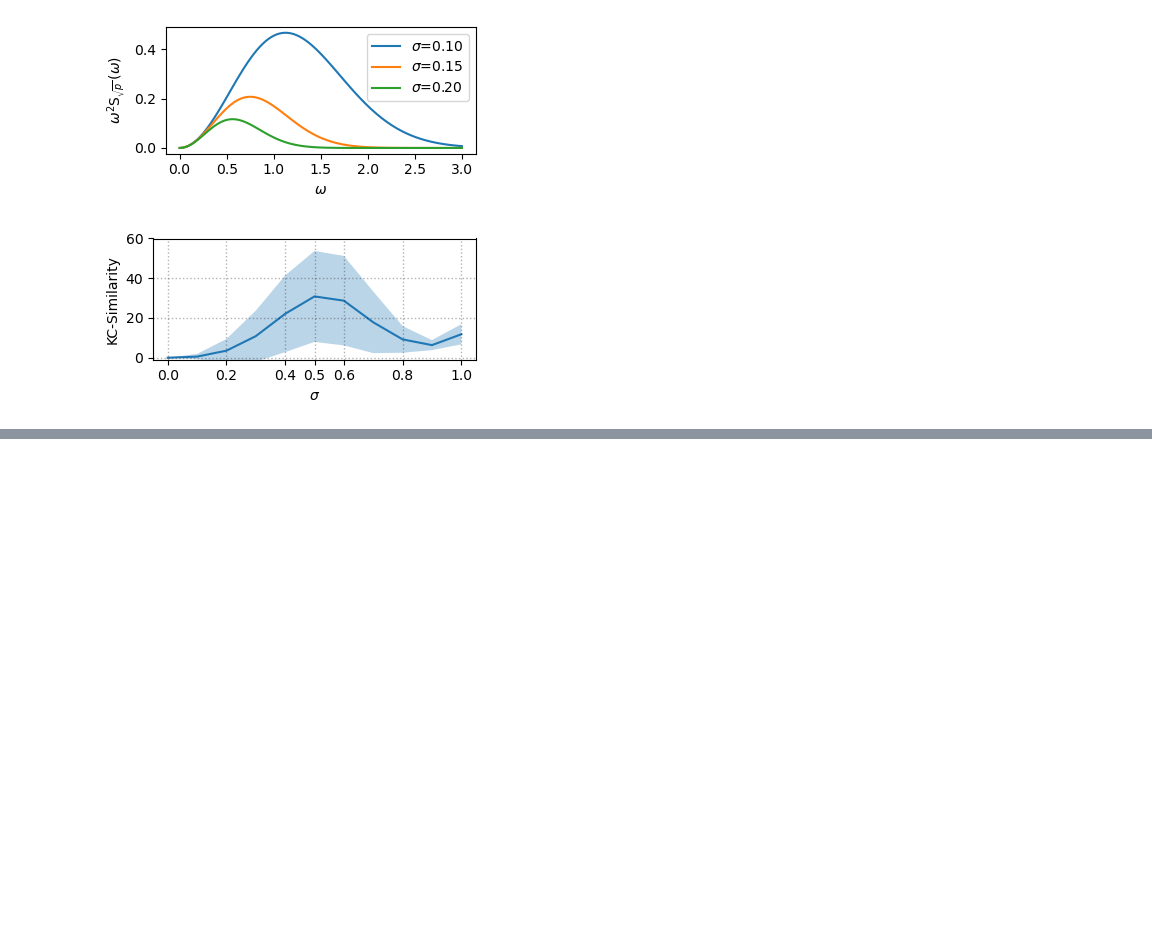
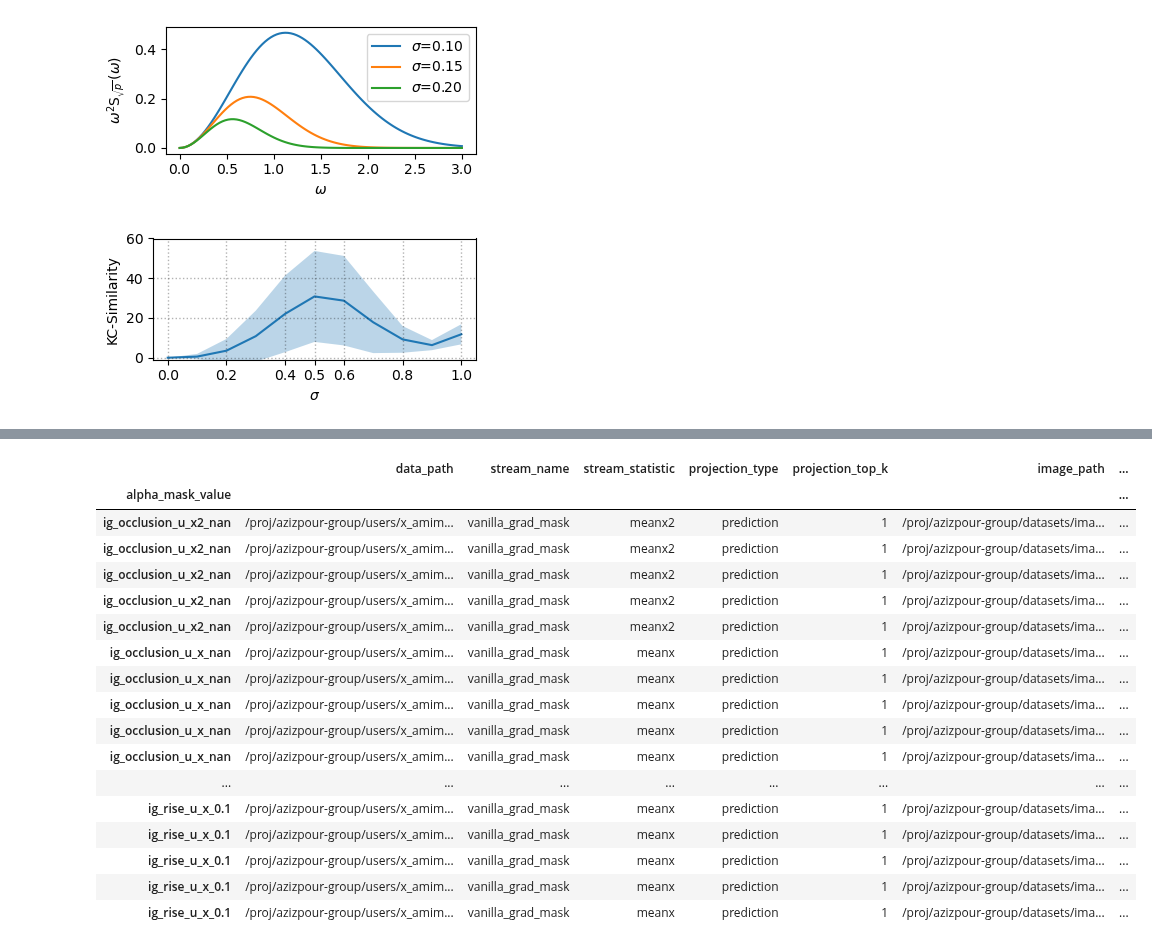
Before and after one commit to Amir-Mehrpanah/On-Spectral-Properties-of-Gradient-based-Explanation-Methods-ECCV24, a Jupyter notebook: source/misc_visualizations.ipynb, the cells around one changed output, grey strips where cells are left out. Cells and saved outputs as stored; diff of their text form; code cells hidden in the pictures; blank space fills up the shorter version.

```diff
--- a/source/misc_visualizations.ipynb
+++ b/source/misc_visualizations.ipynb
@@ -229,0 +225,21 @@ fig.savefig("outputs/figures/combination_fns.pdf", bbox_inches="tight")
+# %%
+df
+# %% [output]
+|  | data_path | stream_name | stream_statistic | projection_type | projection_top_k | image_path | ... |
+| alpha_mask_value |  |  |  |  |  |  | ... |
+| ig_occlusion_u_x2_nan | /proj/azizpour-group/users/x_amim... | vanilla_grad_mask | meanx2 | prediction | 1 | /proj/azizpour-group/datasets/ima... | ... |
+| ig_occlusion_u_x2_nan | /proj/azizpour-group/users/x_amim... | vanilla_grad_mask | meanx2 | prediction | 1 | /proj/azizpour-group/datasets/ima... | ... |
+| ig_occlusion_u_x2_nan | /proj/azizpour-group/users/x_amim... | vanilla_grad_mask | meanx2 | prediction | 1 | /proj/azizpour-group/datasets/ima... | ... |
+| ig_occlusion_u_x2_nan | /proj/azizpour-group/users/x_amim... | vanilla_grad_mask | meanx2 | prediction | 1 | /proj/azizpour-group/datasets/ima... | ... |
+| ig_occlusion_u_x2_nan | /proj/azizpour-group/users/x_amim... | vanilla_grad_mask | meanx2 | prediction | 1 | /proj/azizpour-group/datasets/ima... | ... |
+| ig_occlusion_u_x_nan | /proj/azizpour-group/users/x_amim... | vanilla_grad_mask | meanx | prediction | 1 | /proj/azizpour-group/datasets/ima... | ... |
+| ig_occlusion_u_x_nan | /proj/azizpour-group/users/x_amim... | vanilla_grad_mask | meanx | prediction | 1 | /proj/azizpour-group/datasets/ima... | ... |
+| ig_occlusion_u_x_nan | /proj/azizpour-group/users/x_amim... | vanilla_grad_mask | meanx | prediction | 1 | /proj/azizpour-group/datasets/ima... | ... |
+| ig_occlusion_u_x_nan | /proj/azizpour-group/users/x_amim... | vanilla_grad_mask | meanx | prediction | 1 | /proj/azizpour-group/datasets/ima... | ... |
+| ig_occlusion_u_x_nan | /proj/azizpour-group/users/x_amim... | vanilla_grad_mask | meanx | prediction | 1 | /proj/azizpour-group/datasets/ima... | ... |
+| ... | ... | ... | ... | ... | ... | ... | ... |
+| ig_rise_u_x_0.1 | /proj/azizpour-group/users/x_amim... | vanilla_grad_mask | meanx | prediction | 1 | /proj/azizpour-group/datasets/ima... | ... |
+| ig_rise_u_x_0.1 | /proj/azizpour-group/users/x_amim... | vanilla_grad_mask | meanx | prediction | 1 | /proj/azizpour-group/datasets/ima... | ... |
+| ig_rise_u_x_0.1 | /proj/azizpour-group/users/x_amim... | vanilla_grad_mask | meanx | prediction | 1 | /proj/azizpour-group/datasets/ima... | ... |
+| ig_rise_u_x_0.1 | /proj/azizpour-group/users/x_amim... | vanilla_grad_mask | meanx | prediction | 1 | /proj/azizpour-group/datasets/ima... | ... |
+| ig_rise_u_x_0.1 | /proj/azizpour-group/users/x_amim... | vanilla_grad_mask | meanx | prediction | 1 | /proj/azizpour-group/datasets/ima... | ... |
```
Also changed, not shown: parts of 7 cells of this notebook, 3 other files.
